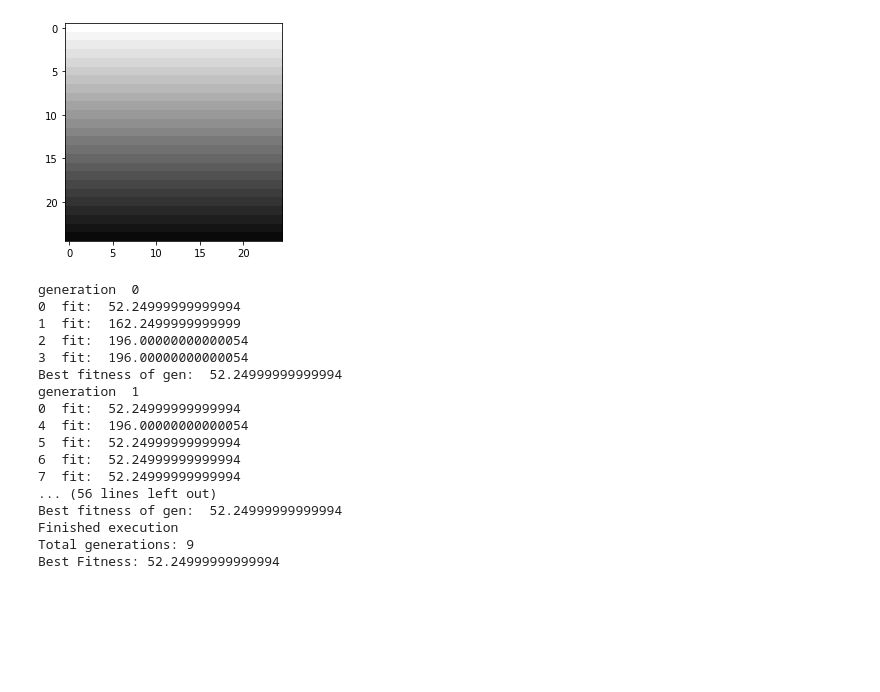
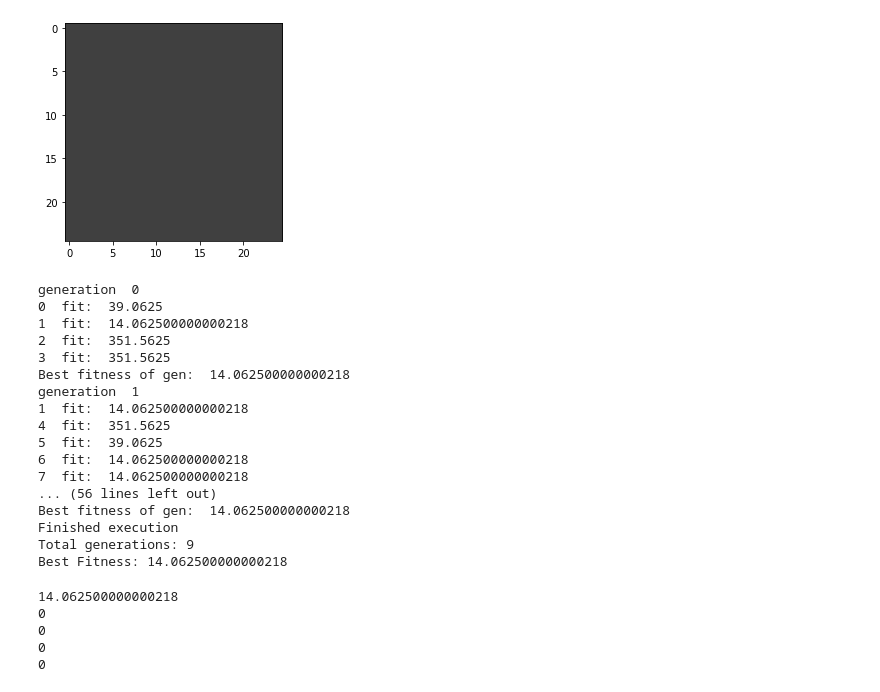
Before and after one commit to fhtanaka/automata_gp, a Jupyter notebook: cgp_automata.ipynb, the cells around one changed output. Drawn from its saved outputs; the diff is of its cells as text; code cells hidden in the pictures; blank space fills up the shorter version.

```diff
--- a/cgp_automata.ipynb
+++ b/cgp_automata.ipynb
@@ -23,15 +23,16 @@ FITNESS_GOAL = 0
 # %%
 # TARGET_IMG = test_images.load_emoji(0, "data/stick.png", 25)
 # TARGET_IMG = test_images.load_emoji(0, "data/brazil.png", 25)
 # TARGET_IMG = test_images.column_img()
 # TARGET_IMG = test_images.plus_img()
-TARGET_IMG = test_images.degrade_img()
+# TARGET_IMG = test_images.degrade_img()
+TARGET_IMG = test_images.one_color_img(.25)
 # TARGET_IMG = test_images.x_img()
 # TARGET_IMG = test_images.diagonal_img()
 # TARGET_IMG = test_images.load_emoji(command_line_args.img)
 test_images.print_img(TARGET_IMG)
 # %% [output]
-[figure, old version]
+[figure, new version]
 # %%
 input_size = (VISION+2)**2
 if APPLY_SOBEL_FILTER:
@@ -102,22 +102,22 @@ population.one_plus_lamda(10, GEN_CHAMPIONS, FITNESS_GOAL, report = True)
 # return pop, log, hof
 # %% [output]
 generation  0
-0  fit:  52.24999999999994
-1  fit:  162.2499999999999
-2  fit:  196.00000000000054
-3  fit:  196.00000000000054
-Best fitness of gen:  52.24999999999994
+0  fit:  39.0625
+1  fit:  14.062500000000218
+2  fit:  351.5625
+3  fit:  351.5625
+Best fitness of gen:  14.062500000000218
 generation  1
-0  fit:  52.24999999999994
-4  fit:  196.00000000000054
-5  fit:  52.24999999999994
-6  fit:  52.24999999999994
-7  fit:  52.24999999999994
+1  fit:  14.062500000000218
+4  fit:  351.5625
+5  fit:  39.0625
+6  fit:  14.062500000000218
+7  fit:  14.062500000000218
 ... (56 lines left out)
-Best fitness of gen:  52.24999999999994
+Best fitness of gen:  14.062500000000218
 Finished execution
 Total generations: 9
-Best Fitness: 52.24999999999994
+Best Fitness: 14.062500000000218
 # %%
 from time import sleep
 from ipycanvas import Canvas, hold_canvas
@@ -150 +150,10 @@ def animate_individual(individual, steps, scale, t):
+# %%
+for ind in population.indvs:
+    print(ind.fitness)
+# %% [output]
+14.062500000000218
+0
+0
+0
+0
 # %%
```
Also changed, not shown: parts of 4 cells of this notebook, 2 other files.
